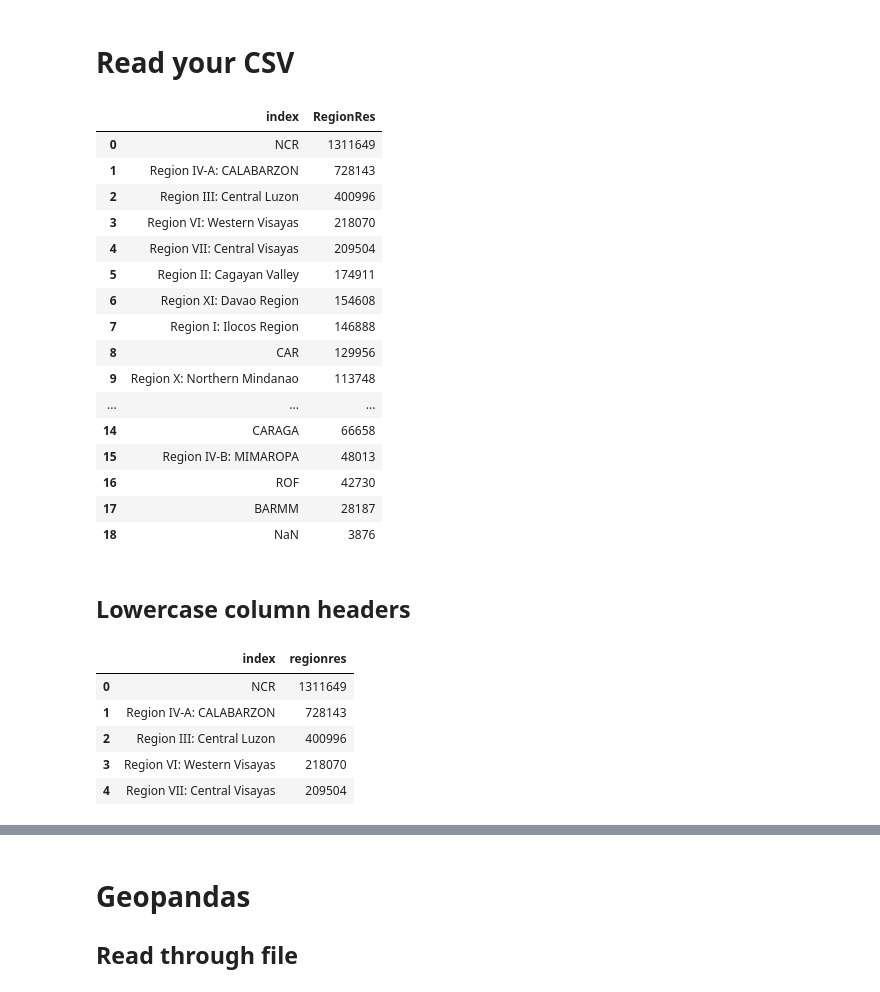
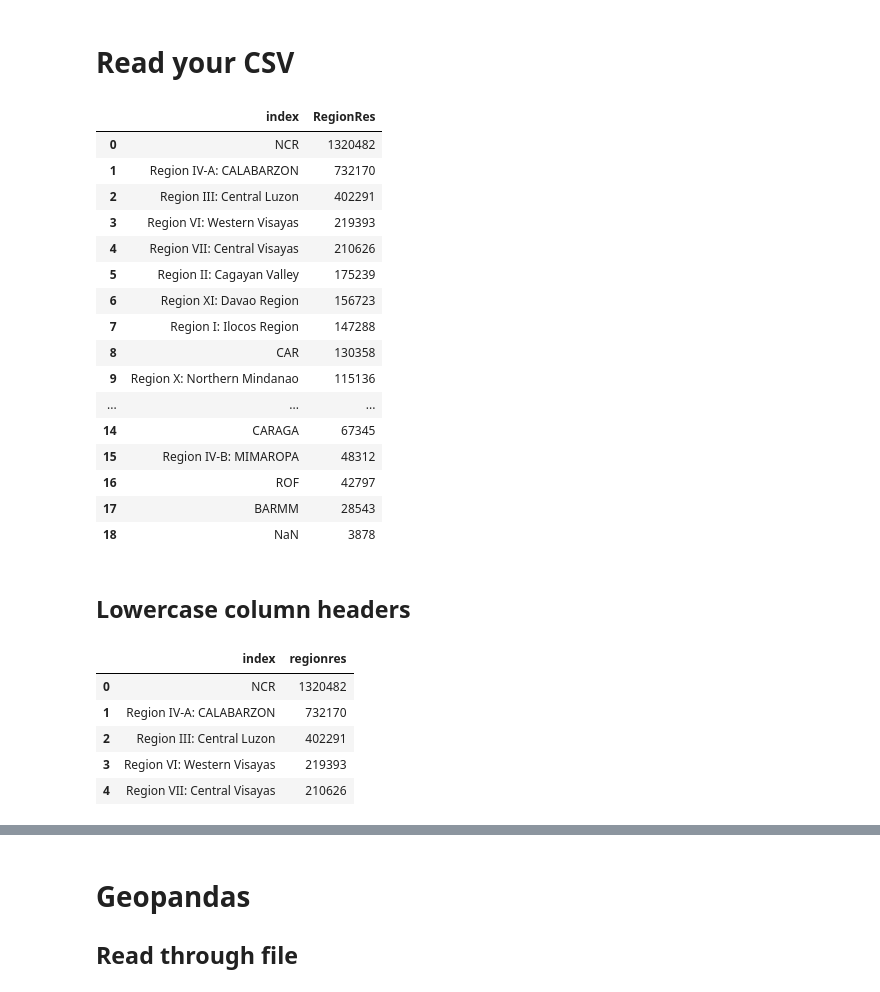
Before and after one commit to pmagtulis/covid-ph-map, a Jupyter notebook: notebooks/regional_covid_cases.ipynb, the cells around one changed output, grey strips where cells are left out. Saved outputs shown, nothing was run; the diff lists cells and outputs as text; code cells hidden in the pictures.

```diff
--- a/notebooks/regional_covid_cases.ipynb
+++ b/notebooks/regional_covid_cases.ipynb
@@ -17,26 +17,26 @@ pd.set_option('display.max_columns', None)
 # %% [markdown]
 # Read your CSV
 # %%
-df= pd.read_csv('regions.csv')
+df= pd.read_csv('../data/regions.csv')
 df
 # %% [output]
 |  | index | RegionRes |
-| 0 | NCR | 1311649 |
-| 1 | Region IV-A: CALABARZON | 728143 |
-| 2 | Region III: Central Luzon | 400996 |
-| 3 | Region VI: Western Visayas | 218070 |
-| 4 | Region VII: Central Visayas | 209504 |
-| 5 | Region II: Cagayan Valley | 174911 |
-| 6 | Region XI: Davao Region | 154608 |
-| 7 | Region I: Ilocos Region | 146888 |
-| 8 | CAR | 129956 |
-| 9 | Region X: Northern Mindanao | 113748 |
+| 0 | NCR | 1320482 |
+| 1 | Region IV-A: CALABARZON | 732170 |
+| 2 | Region III: Central Luzon | 402291 |
+| 3 | Region VI: Western Visayas | 219393 |
+| 4 | Region VII: Central Visayas | 210626 |
+| 5 | Region II: Cagayan Valley | 175239 |
+| 6 | Region XI: Davao Region | 156723 |
+| 7 | Region I: Ilocos Region | 147288 |
+| 8 | CAR | 130358 |
+| 9 | Region X: Northern Mindanao | 115136 |
 | ... | ... | ... |
-| 14 | CARAGA | 66658 |
-| 15 | Region IV-B: MIMAROPA | 48013 |
-| 16 | ROF | 42730 |
-| 17 | BARMM | 28187 |
-| 18 | NaN | 3876 |
+| 14 | CARAGA | 67345 |
+| 15 | Region IV-B: MIMAROPA | 48312 |
+| 16 | ROF | 42797 |
+| 17 | BARMM | 28543 |
+| 18 | NaN | 3878 |
 # %% [markdown]
 ## Lowercase column headers
 # %%
@@ -44,11 +44,11 @@ df.columns = df.columns.str.lower()
 df.head()
 # %% [output]
 |  | index | regionres |
-| 0 | NCR | 1311649 |
-| 1 | Region IV-A: CALABARZON | 728143 |
-| 2 | Region III: Central Luzon | 400996 |
-| 3 | Region VI: Western Visayas | 218070 |
-| 4 | Region VII: Central Visayas | 209504 |
+| 0 | NCR | 1320482 |
+| 1 | Region IV-A: CALABARZON | 732170 |
+| 2 | Region III: Central Luzon | 402291 |
+| 3 | Region VI: Western Visayas | 219393 |
+| 4 | Region VII: Central Visayas | 210626 |
 # %%
 df= df.rename(columns={"regionres": "covid_cases"})
 df= df.rename(columns={"index": "regions"})
```
Also changed, not shown: parts of 10 cells of this notebook, 14 other files.
